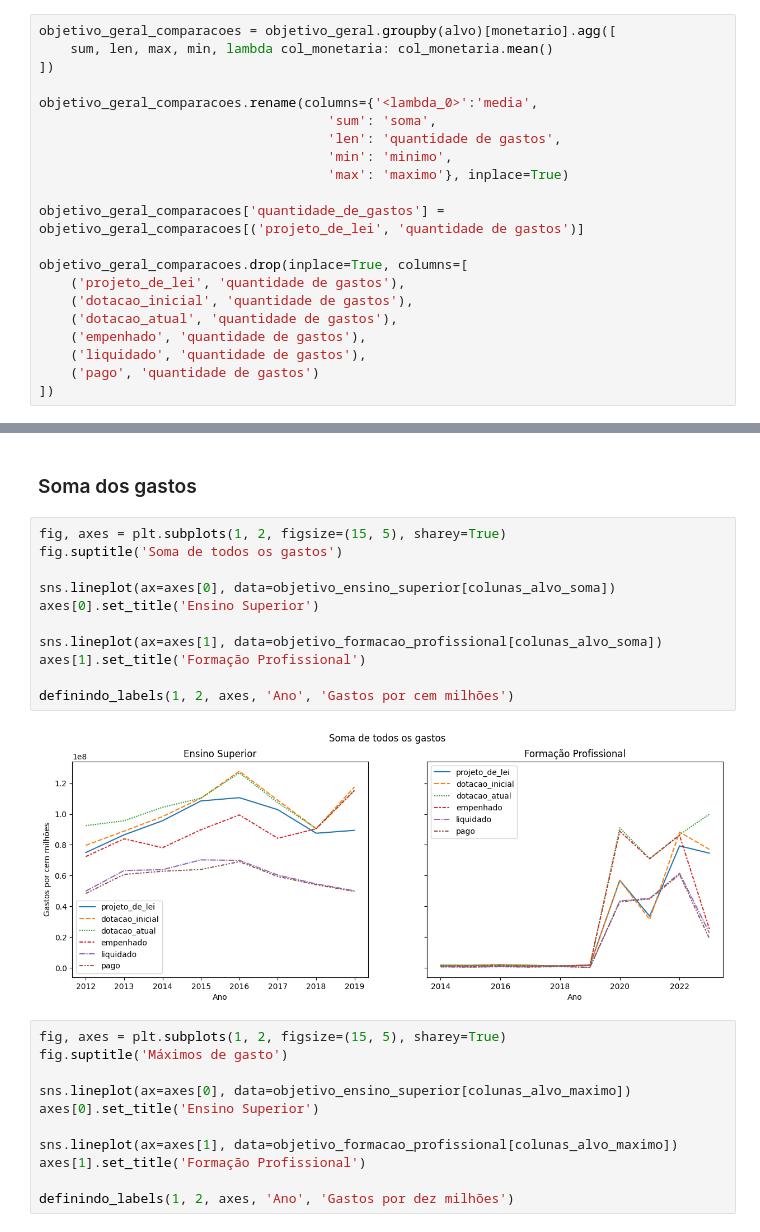
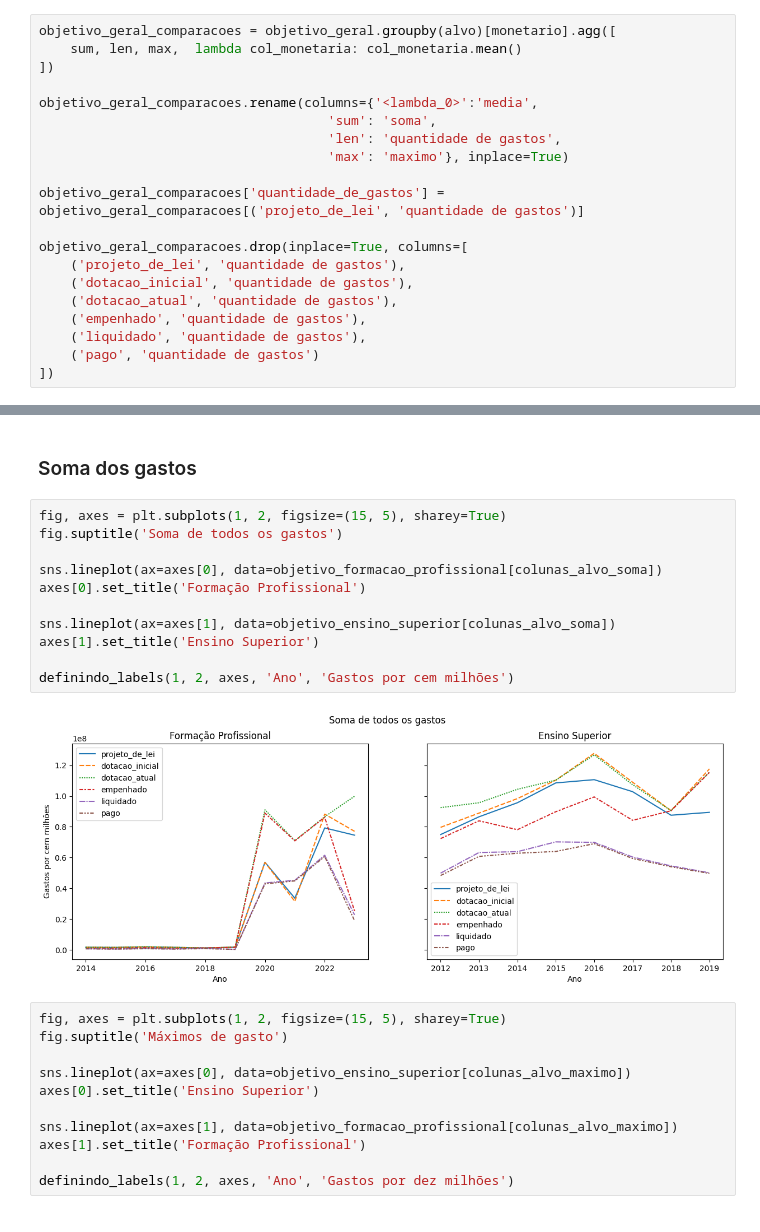
Before and after one commit to Guardians-DSC/dados, a Jupyter notebook: orcamento/notebooks/objetivo.ipynb, the cells around one changed output, grey strips where cells are left out. Cells and saved outputs as stored; diff of their text form.

```diff
--- a/orcamento/notebooks/objetivo.ipynb
+++ b/orcamento/notebooks/objetivo.ipynb
@@ -196,13 +176,12 @@ colunas_alvo_media = [
 ]
 # %%
 objetivo_geral_comparacoes = objetivo_geral.groupby(alvo)[monetario].agg([
-    sum, len, max, min, lambda col_monetaria: col_monetaria.mean()
+    sum, len, max,  lambda col_monetaria: col_monetaria.mean()
 ])
 
 objetivo_geral_comparacoes.rename(columns={'<lambda_0>':'media',
                                      'sum': 'soma',
                                      'len': 'quantidade de gastos',
-                                     'min': 'minimo',
                                      'max': 'maximo'}, inplace=True)
 
 objetivo_geral_comparacoes['quantidade_de_gastos'] = objetivo_geral_comparacoes[('projeto_de_lei', 'quantidade de gastos')]
@@ -370,16 +344,16 @@ def definindo_array_unidimensional(j, axes, xlabel, ylabel):
 # %%
 fig, axes = plt.subplots(1, 2, figsize=(15, 5), sharey=True)
 fig.suptitle('Soma de todos os gastos')
 
-sns.lineplot(ax=axes[0], data=objetivo_ensino_superior[colunas_alvo_soma])
-axes[0].set_title('Ensino Superior')
+sns.lineplot(ax=axes[0], data=objetivo_formacao_profissional[colunas_alvo_soma])
+axes[0].set_title('Formação Profissional')
 
-sns.lineplot(ax=axes[1], data=objetivo_formacao_profissional[colunas_alvo_soma])
-axes[1].set_title('Formação Profissional')
+sns.lineplot(ax=axes[1], data=objetivo_ensino_superior[colunas_alvo_soma])
+axes[1].set_title('Ensino Superior')
 
 definindo_labels(1, 2, axes, 'Ano', 'Gastos por cem milhões')
 # %% [output]
-[figure, old version]
+[figure, new version]
 # %%
 fig, axes = plt.subplots(1, 2, figsize=(15, 5), sharey=True)
 fig.suptitle('Máximos de gasto')
```
Also changed, not shown: parts of 16 cells of this notebook.
